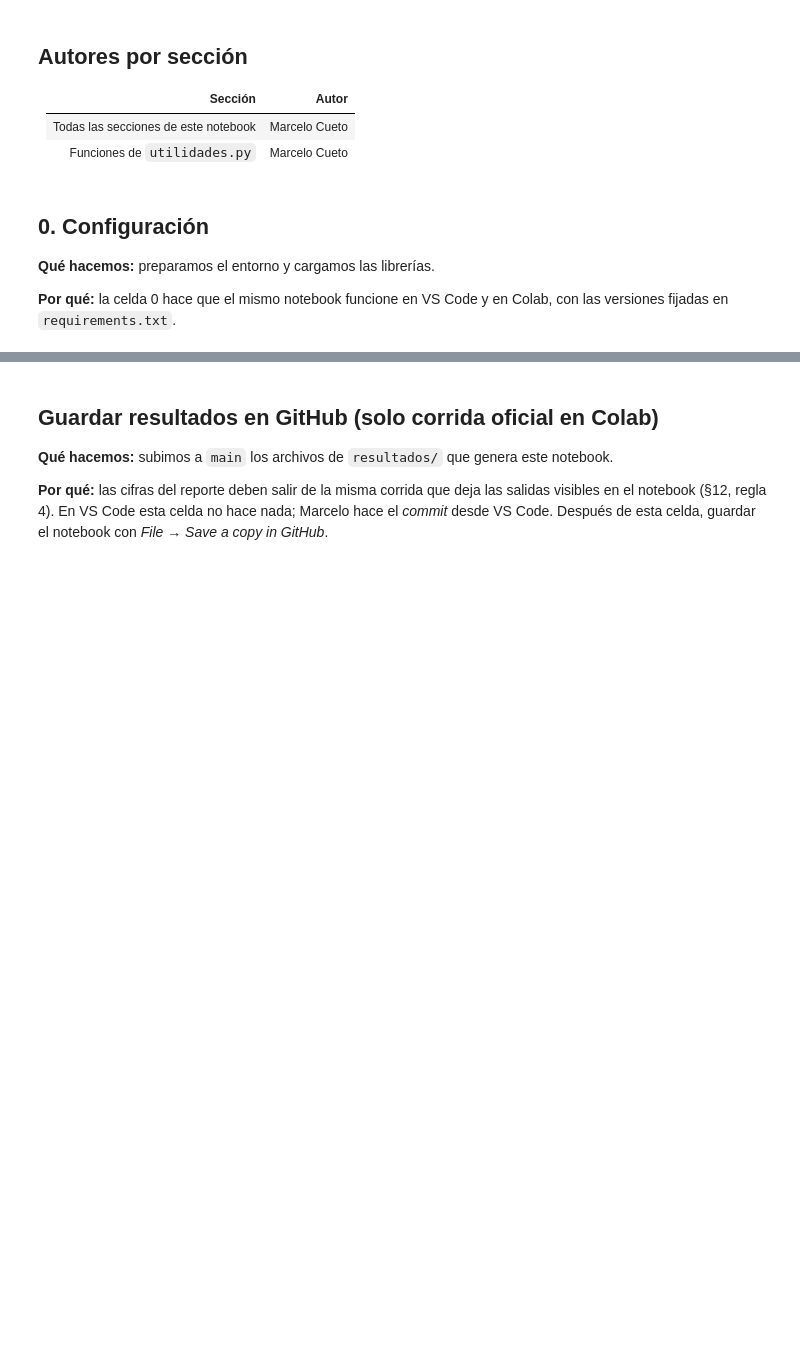
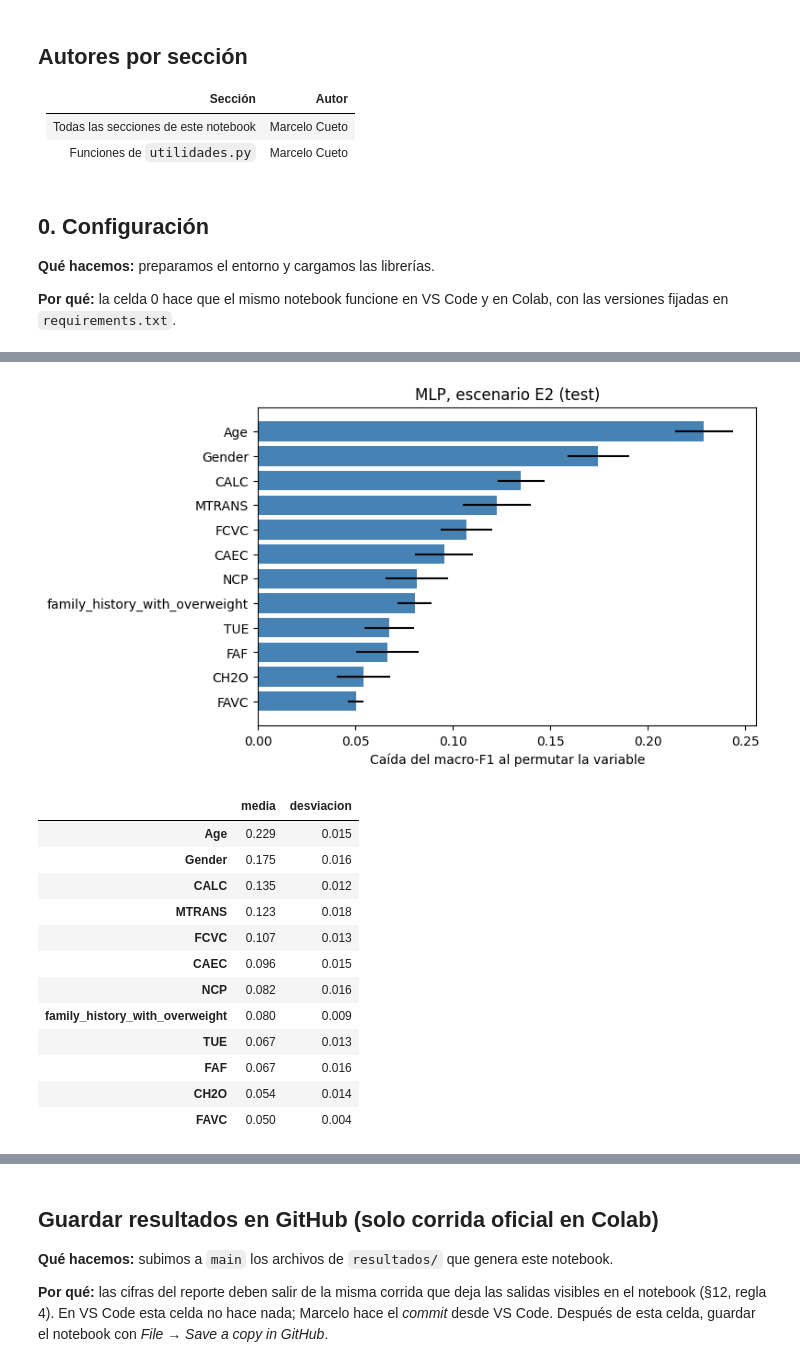
Before and after one commit to MCuetoV/proyecto-ml-2026-2, a Jupyter notebook: notebooks/04_obesidad_modelado.ipynb, the cells around one changed output, grey strips where cells are left out. Drawn from its saved outputs; the diff is of its cells as text; code cells hidden in the pictures; blank space fills up the shorter version.

```diff
--- a/notebooks/04_obesidad_modelado.ipynb
+++ b/notebooks/04_obesidad_modelado.ipynb
@@ -181,0 +509,30 @@ for esc, columnas in ESCENARIOS.items():
+# %%
+# Figura 5: importancia por permutación en el test (caída del macro-F1 al desordenar cada variable)
+from sklearn.inspection import permutation_importance
+importancia = permutation_importance(modelo_mejor, X_test, y_test, scoring="f1_macro",
+                                     n_repeats=10, random_state=SEMILLA, n_jobs=-1)
+tabla_importancia = pd.DataFrame({"media": importancia.importances_mean, "desviacion": importancia.importances_std},
+                                 index=X_test.columns).sort_values("media", ascending=False)
+figura, eje = plt.subplots(figsize=(7, 4.5))
+principales = tabla_importancia.head(12).iloc[::-1]
+eje.barh(principales.index, principales["media"], xerr=principales["desviacion"], color="steelblue")
+eje.set_xlabel("Caída del macro-F1 al permutar la variable")
+eje.set_title(f"{MEJOR}, escenario {PRINCIPAL} (test)")
+utilidades.guardar_figura(figura, "figura_05_importancia_obesidad")
+plt.show()
+tabla_importancia.head(12).round(3)
+# %% [output]
+[figure, added]
+|  | media | desviacion |
+| Age | 0.229 | 0.015 |
+| Gender | 0.175 | 0.016 |
+| CALC | 0.135 | 0.012 |
+| MTRANS | 0.123 | 0.018 |
+| FCVC | 0.107 | 0.013 |
+| CAEC | 0.096 | 0.015 |
+| NCP | 0.082 | 0.016 |
+| family_history_with_overweight | 0.080 | 0.009 |
+| TUE | 0.067 | 0.013 |
+| FAF | 0.067 | 0.016 |
+| CH2O | 0.054 | 0.014 |
+| FAVC | 0.050 | 0.004 |
```
Also changed, not shown: parts of 87 cells of this notebook.
